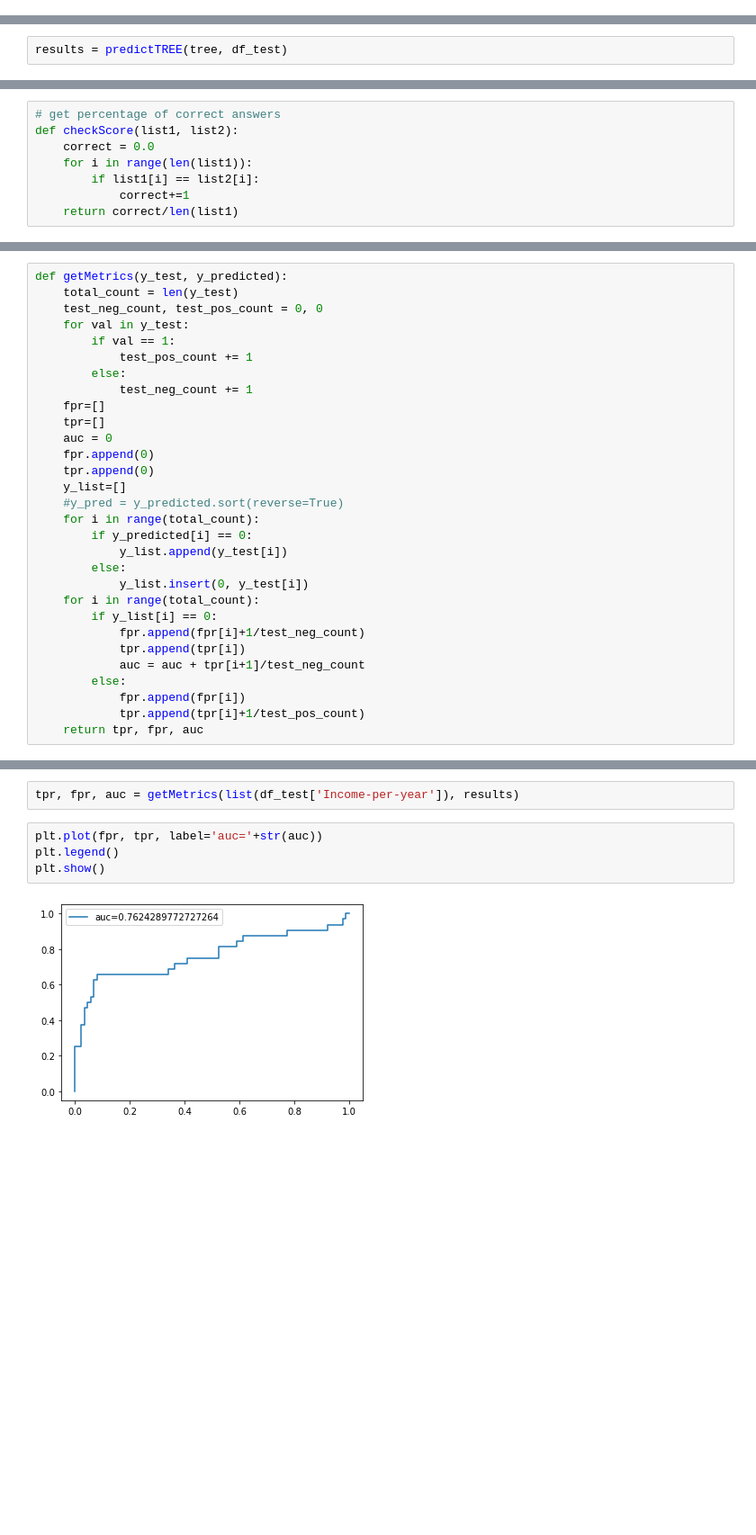
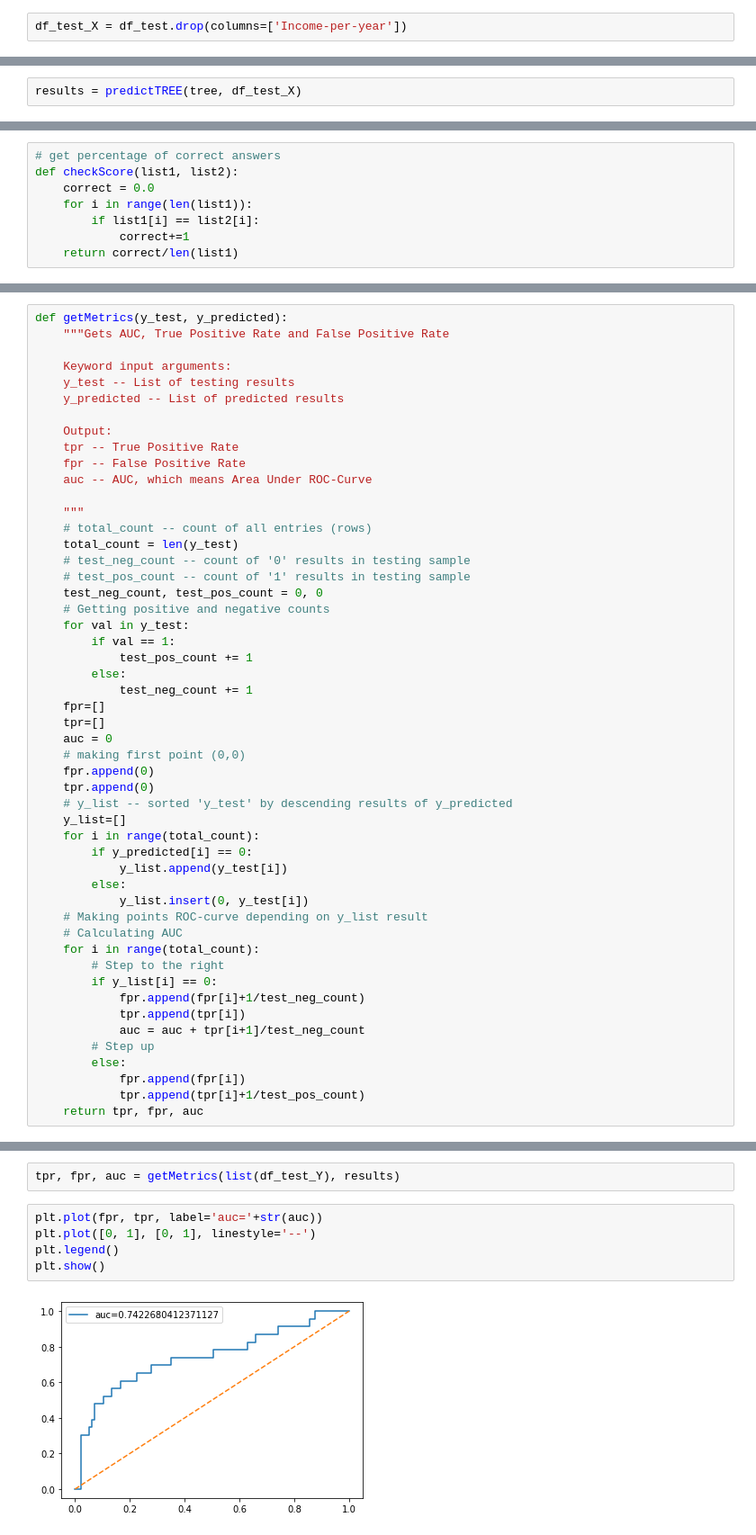
Before and after one commit to SuvorovNM/IntroML_Lab2, a Jupyter notebook: Lab2.ipynb, the cells around one changed output, grey strips where cells are left out. Shown at 90% size. Drawn from its saved outputs; the diff is of its cells as text; blank space fills up the shorter version.

```diff
--- a/Lab2.ipynb
+++ b/Lab2.ipynb
@@ -219,3 +218,5 @@ len(df_test)
+# %%
+df_test_X = df_test.drop(columns=['Income-per-year'])
 # %% [markdown]
 ## Entropy Criteria
 ![image.png](attachment:image.png)
@@ -408,7 +392,7 @@ def predictTREE_Row(node, row):
         else:
             return node['right']
 # %%
-results = predictTREE(tree, df_test)
+results = predictTREE(tree, df_test_X)
 # %% [markdown]
 ## Function for getting the percentage of correct answers to evaluate created model
 # %%
@@ -426,7 +418,23 @@ checkScore(results, list(df_test['Income-per-year']))
 # %%
 def getMetrics(y_test, y_predicted):
+    """Gets AUC, True Positive Rate and False Positive Rate
+
+    Keyword input arguments:
+    y_test -- List of testing results
+    y_predicted -- List of predicted results
+
+    Output:
+    tpr -- True Positive Rate
+    fpr -- False Positive Rate
+    auc -- AUC, which means Area Under ROC-Curve
+
+    """
+    # total_count -- count of all entries (rows)
     total_count = len(y_test)
+    # test_neg_count -- count of '0' results in testing sample
+    # test_pos_count -- count of '1' results in testing sample
     test_neg_count, test_pos_count = 0, 0
+    # Getting positive and negative counts
     for val in y_test:
         if val == 1:
             test_pos_count += 1
@@ -435,20 +443,25 @@ def getMetrics(y_test, y_predicted):
     fpr=[]
     tpr=[]
     auc = 0
+    # making first point (0,0)
     fpr.append(0)
     tpr.append(0)
+    # y_list -- sorted 'y_test' by descending results of y_predicted
     y_list=[]
-    #y_pred = y_predicted.sort(reverse=True)
     for i in range(total_count):
         if y_predicted[i] == 0:
             y_list.append(y_test[i])
         else:
             y_list.insert(0, y_test[i])
+    # Making points ROC-curve depending on y_list result
+    # Calculating AUC
     for i in range(total_count):
+        # Step to the right
         if y_list[i] == 0:
             fpr.append(fpr[i]+1/test_neg_count)
             tpr.append(tpr[i])
             auc = auc + tpr[i+1]/test_neg_count
+        # Step up
         else:
             fpr.append(fpr[i])
             tpr.append(tpr[i]+1/test_pos_count)
@@ -456,8 +471,9 @@ def getMetrics(y_test, y_predicted):
 # %%
-tpr, fpr, auc = getMetrics(list(df_test['Income-per-year']), results)
+tpr, fpr, auc = getMetrics(list(df_test_Y), results)
 # %%
 plt.plot(fpr, tpr, label='auc='+str(auc))
+plt.plot([0, 1], [0, 1], linestyle='--')
 plt.legend()
 plt.show()
 # %% [output]
-[figure, old version]
+[figure, new version]
```
Also changed, not shown: parts of 31 cells of this notebook.
